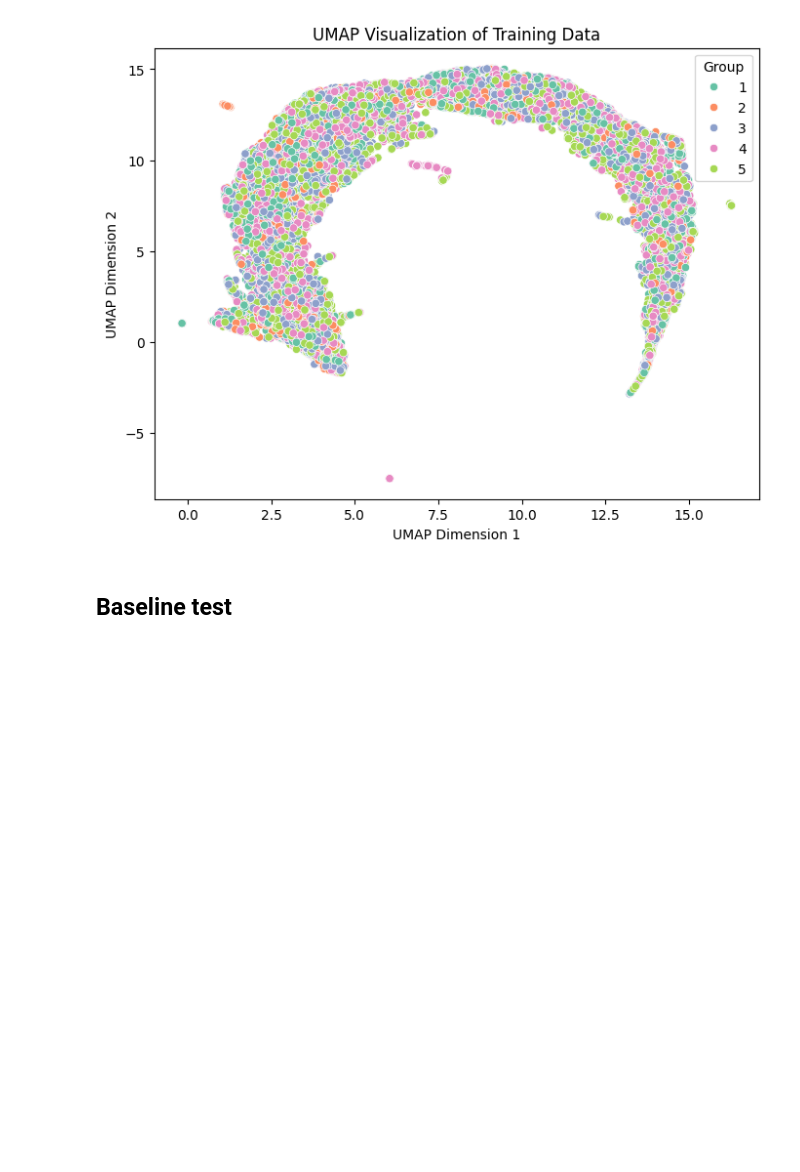
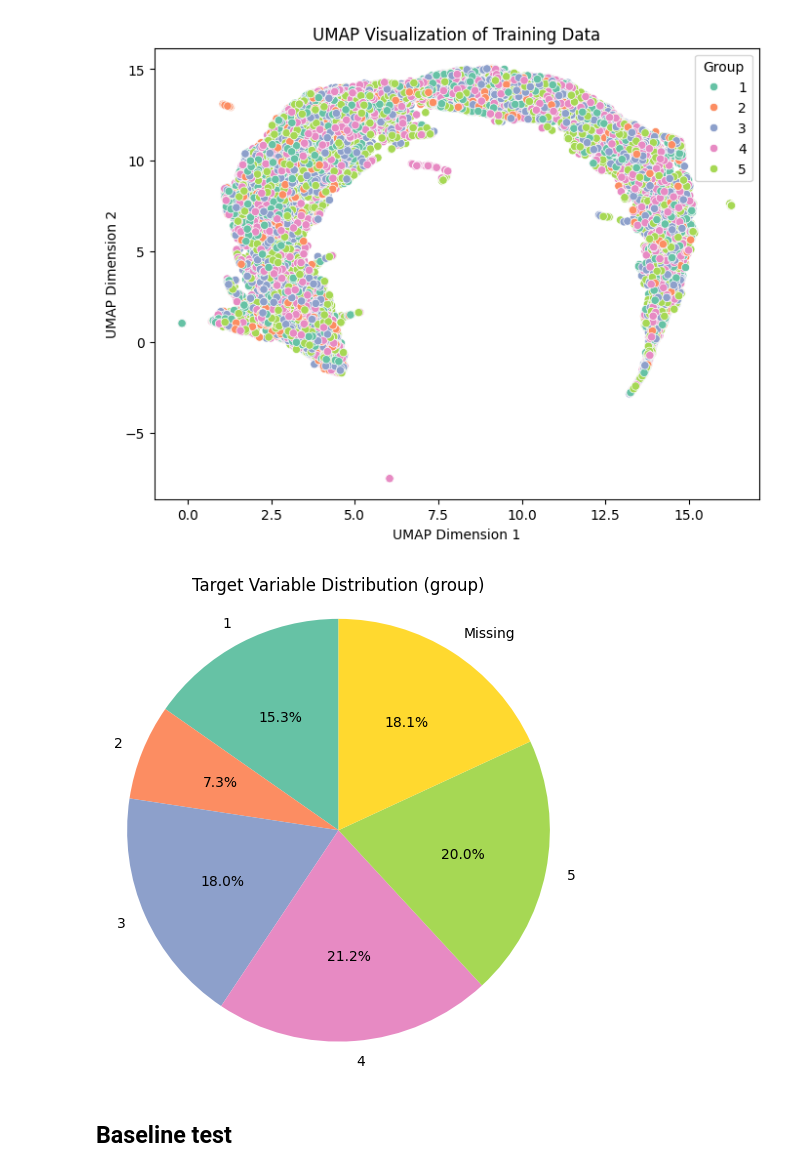
Before and after one commit to zhang-j-j/stat-390-project, a Jupyter notebook: manual/initial_exploration.ipynb, the cells around one changed output. Drawn from its saved outputs; the diff is of its cells as text; code cells hidden in the pictures; blank space fills up the shorter version.

```diff
--- a/manual/initial_exploration.ipynb
+++ b/manual/initial_exploration.ipynb
@@ -112,6 +112,18 @@ plt.legend(title='Group')
 plt.show()
 # %% [output]
 [figure]
+# %%
+# target variable distribution
+exp_full = pd.read_pickle('../data/cleaned/exp_full.pkl')
+vc = exp_full['group'].value_counts(dropna=False).sort_index()
+labels = [str(int(x)) if not pd.isna(x) else 'Missing' for x in vc.index]
+plt.figure(figsize=(6,6))
+plt.pie(vc.values, labels=labels, autopct='%1.1f%%', startangle=90, colors=sns.color_palette('Set2', n_colors=len(vc)))
+plt.title('Target Variable Distribution (group)')
+plt.axis('equal')
+plt.show()
+# %% [output]
+[figure, added]
 # %% [markdown]
 ## Baseline test
 # %%
```
Also changed, not shown: 4 other files.
